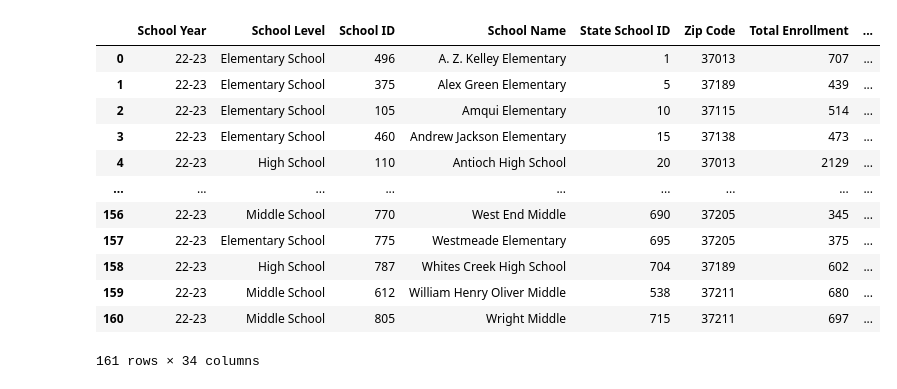
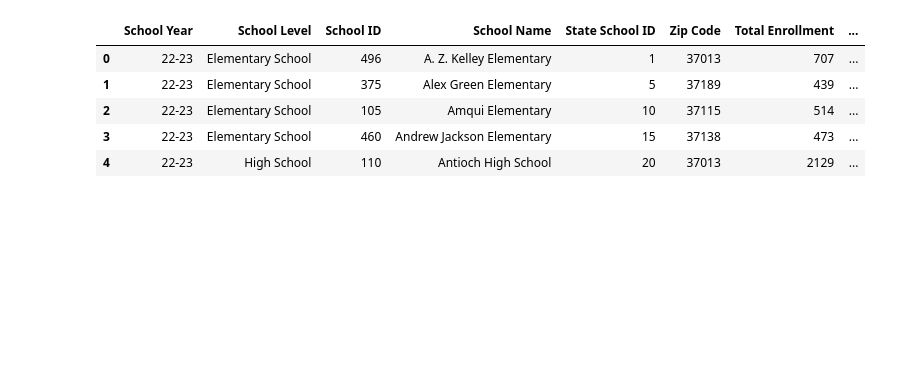
Before and after one commit to jessicabohannon/CAPSTONE, a Jupyter notebook: notebooks/capstone_eda.ipynb, the cells around one changed output. Saved outputs shown, nothing was run; the diff lists cells and outputs as text; code cells hidden in the pictures; blank space fills up the shorter version.

```diff
--- a/notebooks/capstone_eda.ipynb
+++ b/notebooks/capstone_eda.ipynb
@@ -4,22 +4,18 @@ import numpy as np
 from matplotlib import pyplot as plt
 #from scipy import stats
 import seaborn as sns
+
+# Setting to view all columns
+pd.set_option('display.max_columns', None)
 # %%
 # Importing enrollment data for mid-school year 2022/2023
 enrollment = pd.read_excel("../data/MNPS_Enrollment_Data_011723.xls")
 
-enrollment
+enrollment.head()
 # %% [output]
 |  | School Year | School Level | School ID | School Name | State School ID | Zip Code | Total Enrollment | ... |
 | 0 | 22-23 | Elementary School | 496 | A. Z. Kelley Elementary | 1 | 37013 | 707 | ... |
 | 1 | 22-23 | Elementary School | 375 | Alex Green Elementary | 5 | 37189 | 439 | ... |
 | 2 | 22-23 | Elementary School | 105 | Amqui Elementary | 10 | 37115 | 514 | ... |
 | 3 | 22-23 | Elementary School | 460 | Andrew Jackson Elementary | 15 | 37138 | 473 | ... |
 | 4 | 22-23 | High School | 110 | Antioch High School | 20 | 37013 | 2129 | ... |
-| ... | ... | ... | ... | ... | ... | ... | ... | ... |
-| 156 | 22-23 | Middle School | 770 | West End Middle | 690 | 37205 | 345 | ... |
-| 157 | 22-23 | Elementary School | 775 | Westmeade Elementary | 695 | 37205 | 375 | ... |
-| 158 | 22-23 | High School | 787 | Whites Creek High School | 704 | 37189 | 602 | ... |
-| 159 | 22-23 | Middle School | 612 | William Henry Oliver Middle | 538 | 37211 | 680 | ... |
-| 160 | 22-23 | Middle School | 805 | Wright Middle | 715 | 37211 | 697 | ... |
-161 rows × 34 columns
```
Also changed, not shown: parts of 6 cells of this notebook.
